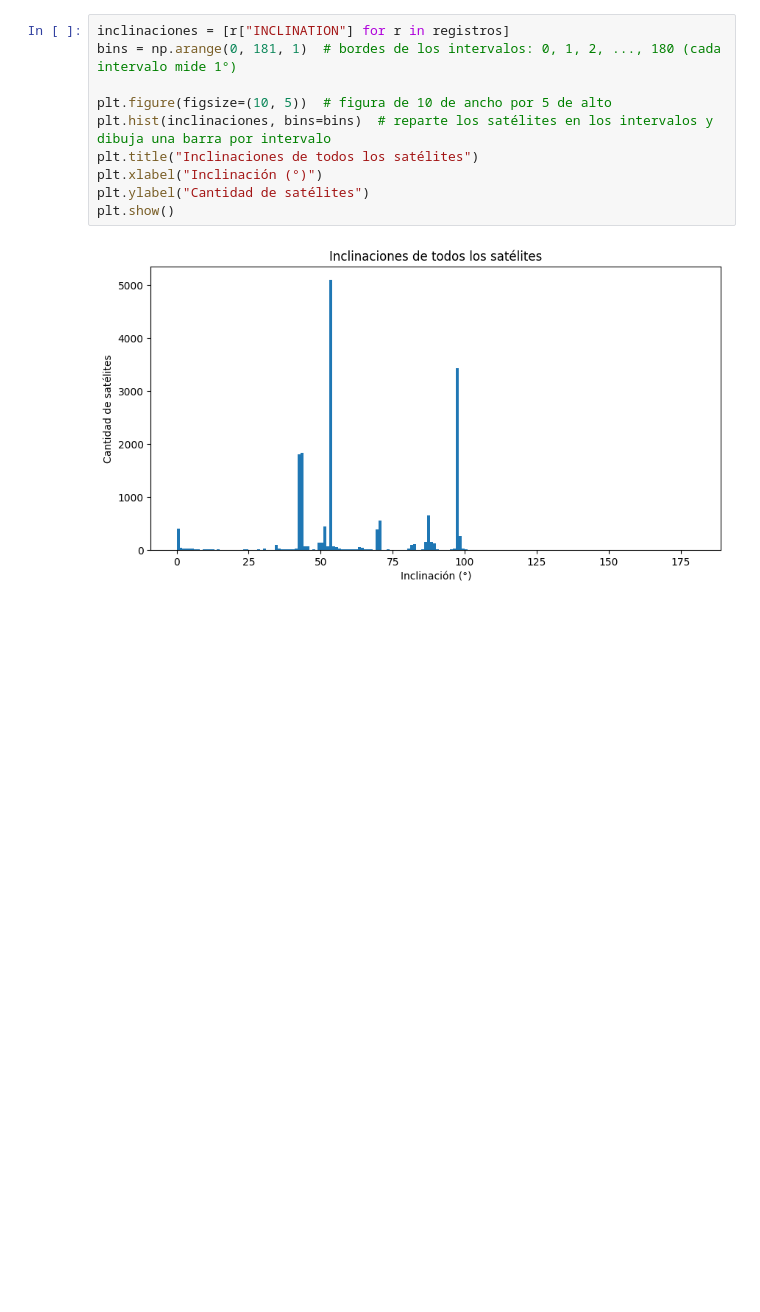
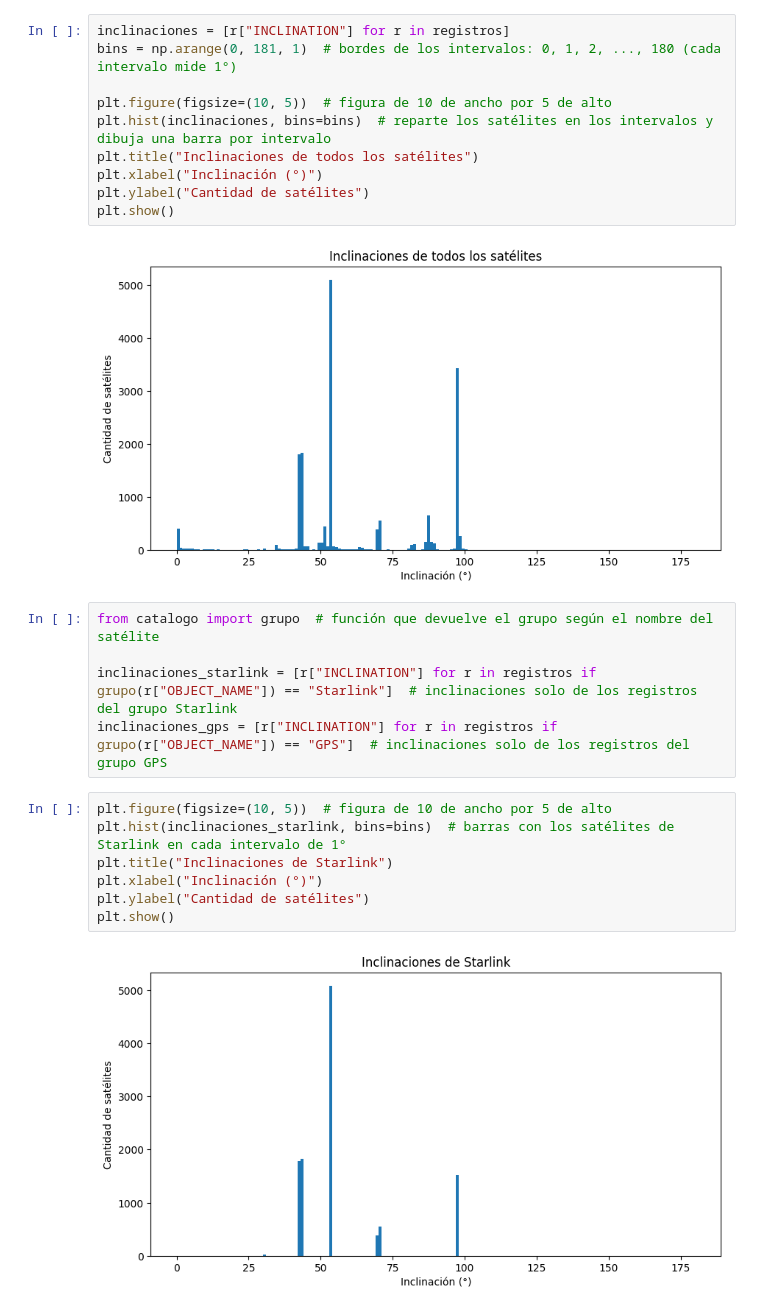
Before and after one commit to Luquitas911/proyecto-satelite, a Jupyter notebook: informe.ipynb, the cells around one changed output. Drawn from its saved outputs; the diff is of its cells as text; blank space fills up the shorter version.

Commit message:
Agrega al informe.ipynb el histograma de inclinaciones de Starlink

```diff
--- a/informe.ipynb
+++ b/informe.ipynb
@@ -356,3 +356,17 @@ plt.ylabel("Cantidad de satélites")
 plt.show()
 # %% [output]
 [figure]
+# %%
+from catalogo import grupo  # función que devuelve el grupo según el nombre del satélite
+
+inclinaciones_starlink = [r["INCLINATION"] for r in registros if grupo(r["OBJECT_NAME"]) == "Starlink"]  # inclinaciones solo de los registros del grupo Starlink
+inclinaciones_gps = [r["INCLINATION"] for r in registros if grupo(r["OBJECT_NAME"]) == "GPS"]  # inclinaciones solo de los registros del grupo GPS
+# %%
+plt.figure(figsize=(10, 5))  # figura de 10 de ancho por 5 de alto
+plt.hist(inclinaciones_starlink, bins=bins)  # barras con los satélites de Starlink en cada intervalo de 1°
+plt.title("Inclinaciones de Starlink")
+plt.xlabel("Inclinación (°)")
+plt.ylabel("Cantidad de satélites")
+plt.show()
+# %% [output]
+[figure, added]
```
